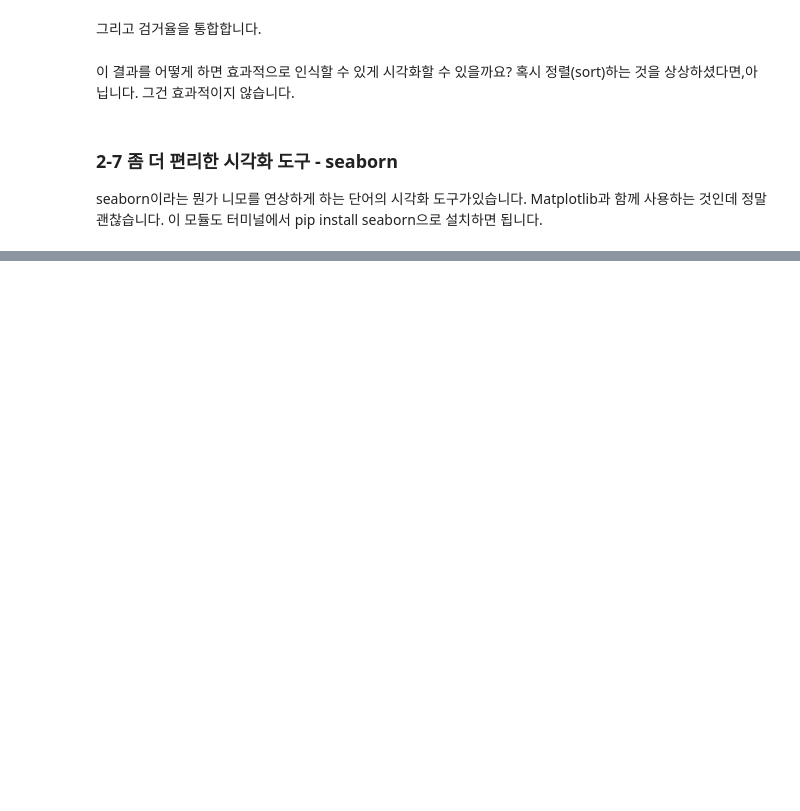
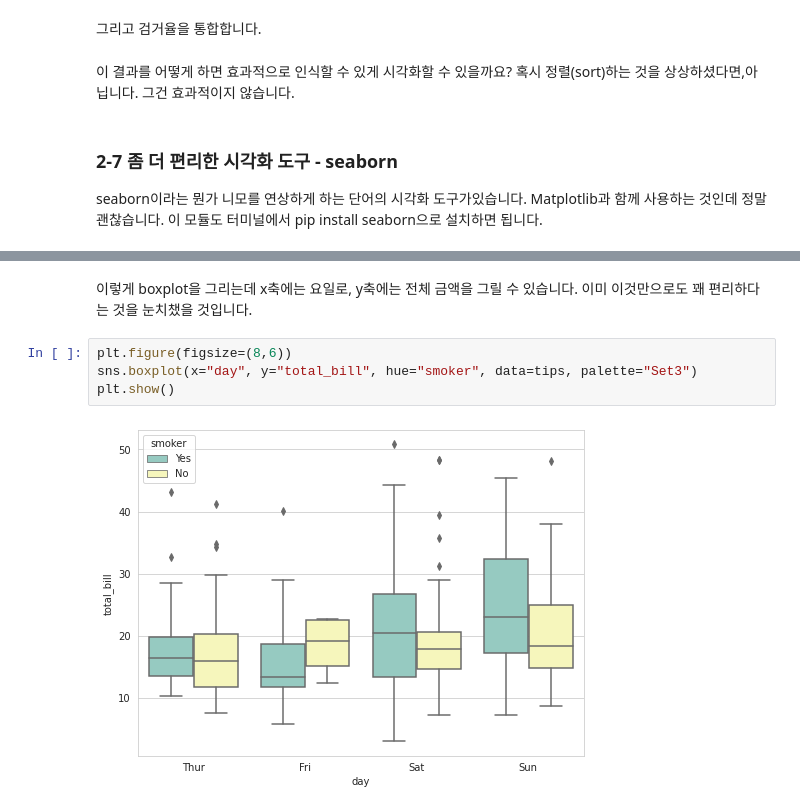
Before and after one commit to goldang01/DataScience_Study, a Jupyter notebook: Chapter 2.ipynb, the cells around one changed output, grey strips where cells are left out. Drawn from its saved outputs; the diff is of its cells as text; blank space fills up the shorter version.

```diff
--- a/Chapter 2.ipynb
+++ b/Chapter 2.ipynb
@@ -411,0 +466,8 @@ seaborn이라는 뭔가 니모를 연상하게 하는 단어의 시각화 도구
+# %% [markdown]
+이렇게 boxplot을 그리는데 x축에는 요일로, y축에는 전체 금액을 그릴 수 있습니다. 이미 이것만으로도 꽤 편리하다는 것을 눈치챘을 것입니다.
+# %%
+plt.figure(figsize=(8,6))
+sns.boxplot(x="day", y="total_bill", hue="smoker", data=tips, palette="Set3")
+plt.show()
+# %% [output]
+[figure, added]
```
Also changed, not shown: parts of 76 cells of this notebook, 2 other files.
